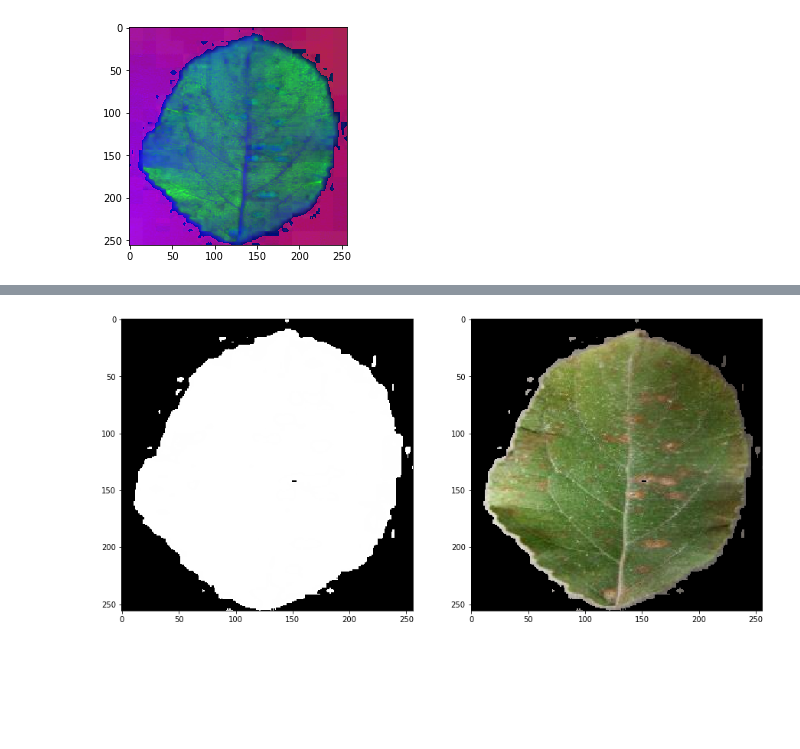
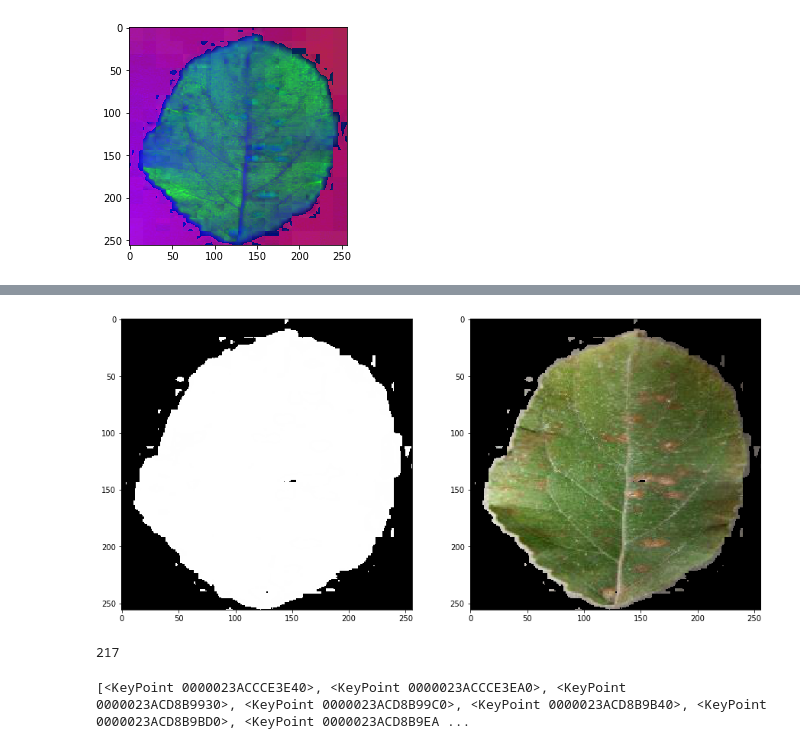
Before and after one commit to mehra-deepak/Plant-Disease-Detection, a Jupyter notebook: testing.ipynb, the cells around one changed output, grey strips where cells are left out. Drawn from its saved outputs; the diff is of its cells as text; code cells hidden in the pictures; blank space fills up the shorter version.

Commit message:
added feature selector SURF

```diff
--- a/testing.ipynb
+++ b/testing.ipynb
@@ -52,11 +54,24 @@ plt.show()
 # %%
-final_mask = mask + mask1
-result2 = cv2.bitwise_and(img, img, mask=final_mask)
+final_mask = mask + disease_mask
+final_result = cv2.bitwise_and(img, img, mask=final_mask)
 plt.figure(figsize=(15,15))
 plt.subplot(1, 2, 1)
 plt.imshow(final_mask, cmap="gray")
 plt.subplot(1, 2, 2)
-plt.imshow(result2)
+plt.imshow(final_result)
 plt.show()
 # %% [output]
-[figure, old version]
+[figure, new version]
+# %%
+# Feature Descripotor
+
+surf = cv2.xfeatures2d.SURF_create(400)
+# Find keypoints and descriptors directly
+kp, des = surf.detectAndCompute(final_result,None)
+len(kp)
+# %% [output]
+217
+# %%
+print(kp)
+# %% [output]
+[<KeyPoint 0000023ACCCE3E40>, <KeyPoint 0000023ACCCE3EA0>, <KeyPoint 0000023ACD8B9930>, <KeyPoint 0000023ACD8B99C0>, <KeyPoint 0000023ACD8B9B40>, <KeyPoint 0000023ACD8B9BD0>, <KeyPoint 0000023ACD8B9EA ...
```
Also changed, not shown: parts of 11 cells of this notebook, 1 other file.
